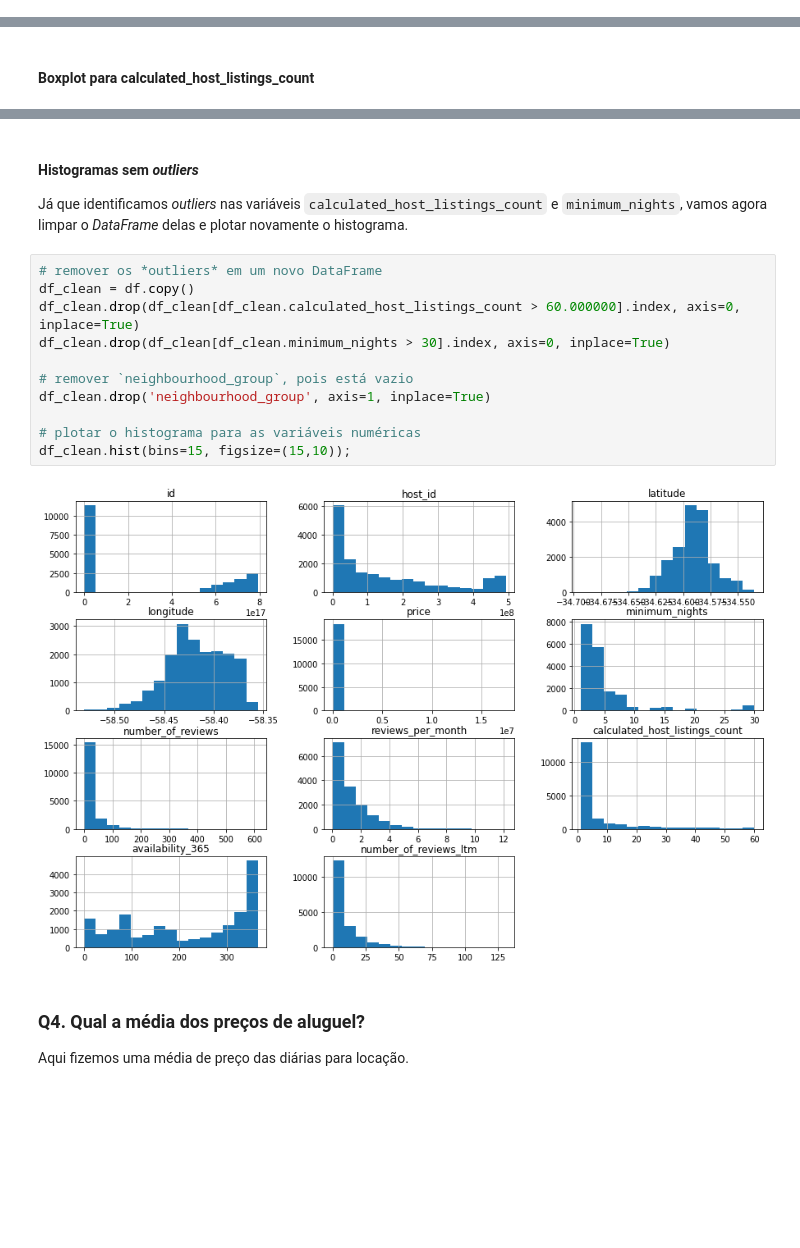
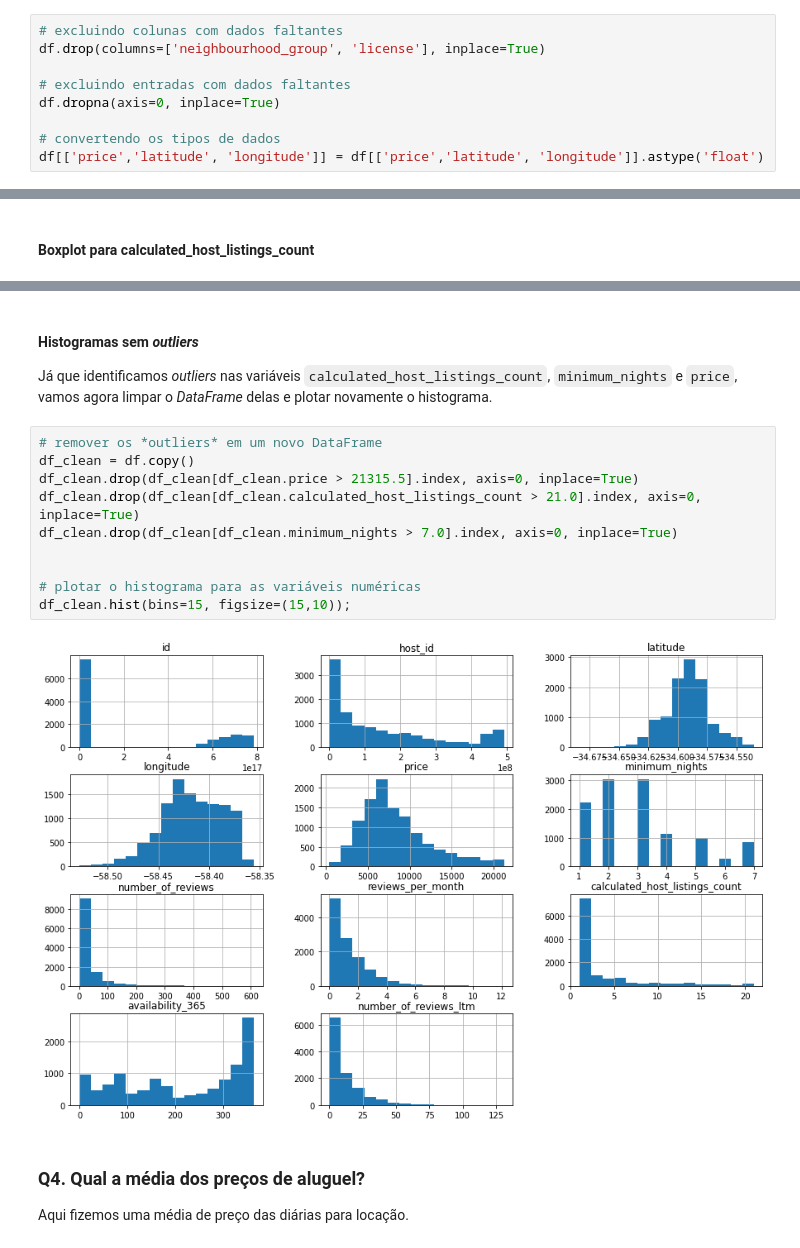
Before and after one commit to Tha-Helena/Analise_de_Dados_Airbnb_Buenos_Aires, a Jupyter notebook: Projeto_01_Analisando_os_Dados_do_Airbnb.ipynb, the cells around one changed output, grey strips where cells are left out. Saved outputs shown, nothing was run; the diff lists cells and outputs as text; blank space fills up the shorter version.

```diff
--- a/Projeto_01_Analisando_os_Dados_do_Airbnb.ipynb
+++ b/Projeto_01_Analisando_os_Dados_do_Airbnb.ipynb
@@ -161,0 +191,9 @@ dtype: float64
+# %%
+# excluindo colunas com dados faltantes
+df.drop(columns=['neighbourhood_group', 'license'], inplace=True)
+
+# excluindo entradas com dados faltantes
+df.dropna(axis=0, inplace=True)
+
+# convertendo os tipos de dados
+df[['price','latitude', 'longitude']] = df[['price','latitude', 'longitude']].astype('float')
@@ -247,20 +388,19 @@ price: valores acima de 20000
 # %% [markdown]
 #### Histogramas sem *outliers*
 
-Já que identificamos *outliers* nas variáveis `calculated_host_listings_count` e `minimum_nights`, vamos agora limpar o *DataFrame* delas e plotar novamente o histograma.
+Já que identificamos *outliers* nas variáveis `calculated_host_listings_count`, `minimum_nights` e `price`, vamos agora limpar o *DataFrame* delas e plotar novamente o histograma.
 # %%
 # remover os *outliers* em um novo DataFrame
 df_clean = df.copy()
-df_clean.drop(df_clean[df_clean.calculated_host_listings_count > 60.000000].index, axis=0, inplace=True)
-df_clean.drop(df_clean[df_clean.minimum_nights > 30].index, axis=0, inplace=True)
+df_clean.drop(df_clean[df_clean.price > 21315.5].index, axis=0, inplace=True)
+df_clean.drop(df_clean[df_clean.calculated_host_listings_count > 21.0].index, axis=0, inplace=True)
+df_clean.drop(df_clean[df_clean.minimum_nights > 7.0].index, axis=0, inplace=True)
 
-# remover `neighbourhood_group`, pois está vazio
-df_clean.drop('neighbourhood_group', axis=1, inplace=True)
 
 # plotar o histograma para as variáveis numéricas
 df_clean.hist(bins=15, figsize=(15,10));
 # %% [output]
-[figure, old version]
+[figure, new version]
 # %% [markdown]
 ### **Q4. Qual a média dos preços de aluguel?**
 
```
Also changed, not shown: parts of 36 cells of this notebook.
